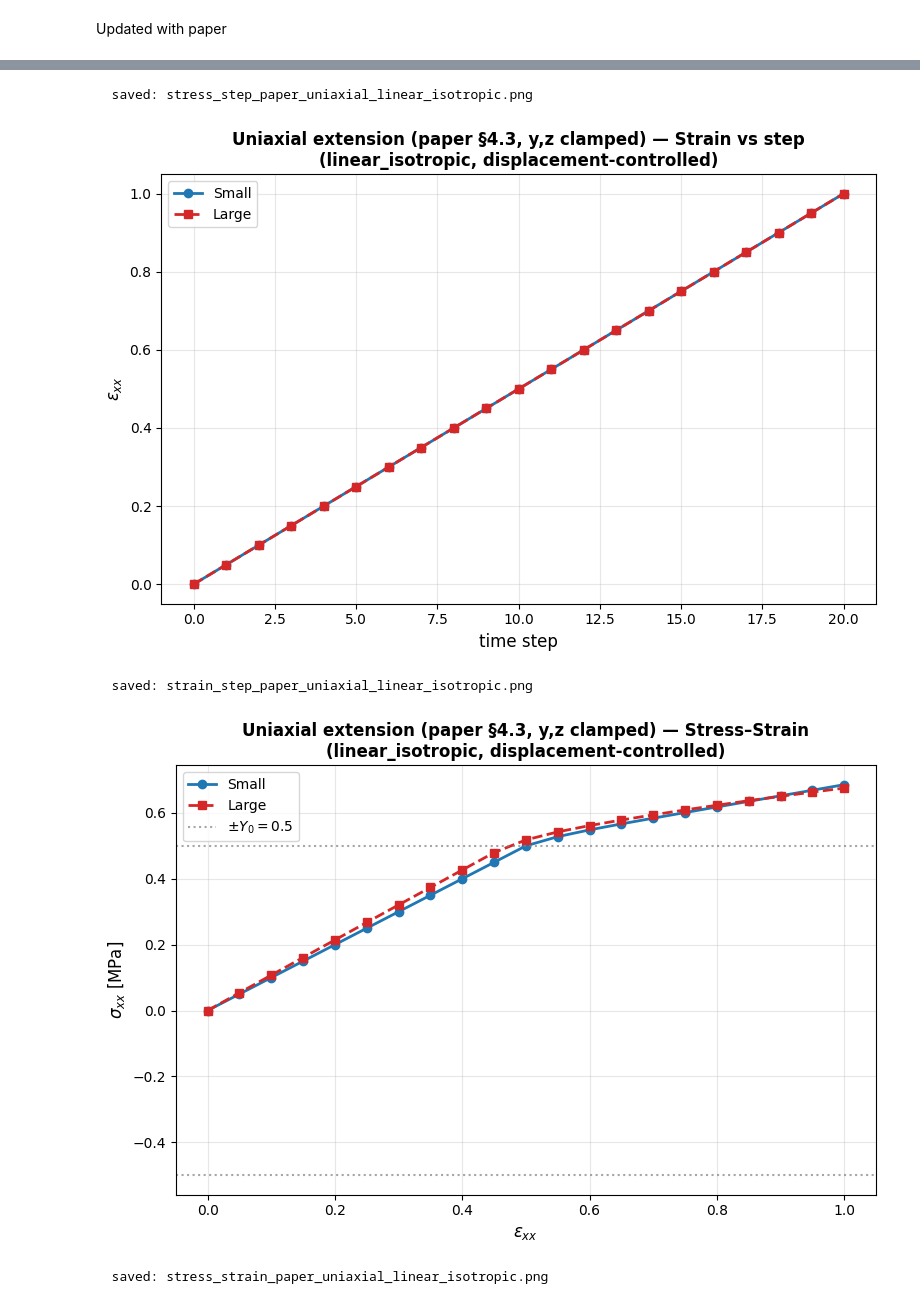
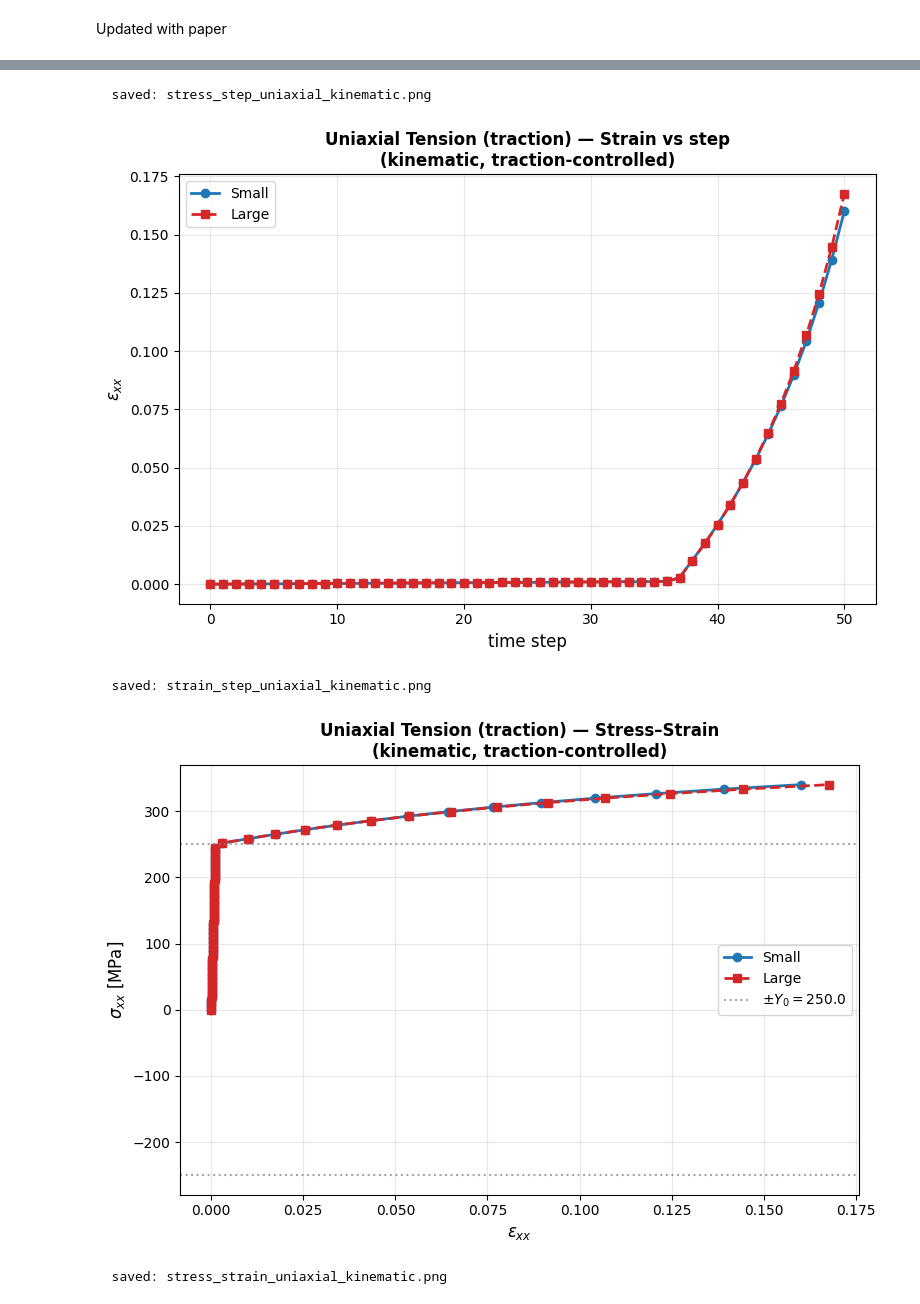
Before and after one commit to manas-p-vinayan/small_to_large_strain_plasticity, a Jupyter notebook: main.ipynb, the cells around one changed output, grey strips where cells are left out. Drawn from its saved outputs; the diff is of its cells as text; code cells hidden in the pictures.

```diff
--- a/main.ipynb
+++ b/main.ipynb
@@ -32,14 +30,15 @@ ModuleNotFoundError: No module named 'LargeStrains'
 # %%
 domain = mesh.create_unit_cube(MPI.COMM_WORLD, nx=1, ny=1, nz=1,
                                cell_type=mesh.CellType.hexahedron)
-E, nu, Y0, h = 210000.0, 0.3, 250.0, 100.0
+E, nu, Y0, h = 210000.0, 0.3, 250.0, 1000.0
+#E, nu, Y0, h = 210000.0, 0.0, 250.0, 1000.0
 #E, nu, Y0, h = 210000.0, 0.0, 105000.0, 2100.0
 #E, nu, Y0, h = 2000.0, 0.0, 1000.0, 200.0
 mu = E / (2*(1 + nu))
 clambda = E*nu / ((1 + nu)*(1 - 2*nu))
 delta  = 10.0 #Saturation parameter for nonlinear isotropic hardening
 #Y_inf  = E / 2 + E / 10
-Y_inf = 500.0
+Y_inf = 520.0
 Y_init = Y0
 
 print(f"\nMaterial: E={E}, nu={nu}, Y0={Y0}, h={h}")
@@ -126,11 +125,11 @@ Fixed DOFs: 4
 # %% [markdown]
 Updated with paper
 # %%
-#For paper's configurations, we have:
-E    = 1.0       # paper uses E as unit
-nu   = 0.0       # paper uses ν = 0
-Y0   = E / 2     # = 0.5
-h    = E / 100   # = 0.01  (paper calls this E_p)
+# #For paper's configurations, we have:
+# E    = 1.0       # paper uses E as unit
+# nu   = 0.0       # paper uses ν = 0
+# Y0   = E / 2     # = 0.5
+# h    = E / 100   # = 0.01  (paper calls this E_p)
 # %%
 # ═══════════════════════════════════════════════════════════════════════════
 #  COMPARE small vs large1 — stress / strain vs time step
@@ -152,11 +151,11 @@ from LargeStrains.GradU            import compute_grad_u_at_qp
 
 # ── CONFIG ─────────────────────────────────────────────────────────────────
 TEST       = 'uniaxial'    # see list above
-P_MAX      = 500              # for traction tests: stress (MPa)
+P_MAX      = 340             # for traction tests: stress (MPa)
                                 # for *_disp tests: target strain
                                 # for 'shear': target γ
-NUM_STEPS  = 20
-HARDENING  = 'linear_isotropic'
+NUM_STEPS  = 50
+HARDENING  = 'kinematic'
 NEWTON_IT  = 50
 # ───────────────────────────────────────────────────────────────────────────
 
@@ -210,6 +209,14 @@ def _run(strain):
             strain=strain, hardening=HARDENING,
         )
 
+        # # After the Newton solve:
+        # sigma_arr = sigma_q.x.array.reshape(num_cells, num_qp, 3, 3)
+        # eps_avg = _avg_strain()
+        # print(f"  step {n+1}: applied u_x={step['cumulative_traction']:.4f}")
+        # print(f"    ε_xx={eps_avg[0,0]:.5f}, ε_yy={eps_avg[1,1]:.5f}, ε_zz={eps_avg[2,2]:.5f}")
+        # print(f"    σ_xx={np.mean(sigma_arr[:,:,0,0]):.2f}, σ_yy={np.mean(sigma_arr[:,:,1,1]):.2f}, σ_zz={np.mean(sigma_arr[:,:,2,2]):.2f}")
+        # print(f"    ε_p_max={np.max(eps_p_q.x.array):.5f}, Y_max={np.max(Y_q.x.array):.2f}")
+
         sigma_arr = sigma_q.x.array.reshape(num_cells, num_qp, 3, 3)
         sxx.append(np.mean(sigma_arr[:, :, 0, 0]))
         syy.append(np.mean(sigma_arr[:, :, 1, 1]))
@@ -223,6 +230,40 @@ def _run(strain):
         exy.append(eps_avg[0, 1]); exz.append(eps_avg[0, 2]); eyz.append(eps_avg[1, 2])
 
         eps_p.append(np.max(eps_p_q.x.array))
+
+        alpha_arr = alpha_q.x.array.reshape(num_cells, num_qp, 6)
+
+        seq_per_qp = []
+        for c in range(num_cells):
+            for q in range(num_qp):
+                s = sigma_arr[c, q]
+                p = np.trace(s) / 3.0
+                dev = s - p*np.eye(3)
+
+                # Read backstress α in Voigt: [xx, yy, zz, yz, xz, xy]
+                a = alpha_arr[c, q]
+                alpha_mat = np.array([
+                    [a[0], a[5], a[4]],
+                    [a[5], a[1], a[3]],
+                    [a[4], a[3], a[2]],
+                ])
+
+                # Shifted deviator: η = s − α
+                eta = dev - alpha_mat
+                seq = np.sqrt(1.5 * np.sum(eta**2))
+                seq_per_qp.append(seq)
+        seq_max = max(seq_per_qp)
+        seq_mean = np.mean(seq_per_qp)
+
+        eps_avg = _avg_strain()
+        print(f"  step {n+1}: applied u_x={step['cumulative_traction']:.4f}")
+        print(f"    ε_xx={eps_avg[0,0]:.5f}, ε_yy={eps_avg[1,1]:.5f}, ε_zz={eps_avg[2,2]:.5f}")
+        print(f"    σ_xx={np.mean(sigma_arr[:,:,0,0]):.4f}, "
+            f"σ_yy={np.mean(sigma_arr[:,:,1,1]):.4f}, "
+            f"σ_zz={np.mean(sigma_arr[:,:,2,2]):.4f}")
+        print(f"    σ_eq_max={seq_max:.4f}, σ_eq_mean={seq_mean:.4f}")
+        print(f"    ε_p_max={np.max(eps_p_q.x.array):.5f}, Y_max={np.max(Y_q.x.array):.4f}")
+        print(f"    CONSISTENCY: σ_eq_max − Y_max = {seq_max - np.max(Y_q.x.array):.4f}  (should be ≤ 0)")
 
     return dict(
         label=setup['label'], control=setup['control'],
@@ -403,5 +444,5 @@ Newton  (cumulative load = 0.05):
-  saved: stress_step_paper_uniaxial_linear_isotropic.png
+  saved: stress_step_uniaxial_kinematic.png
-[figure, old version]
+[figure, new version]
-  saved: strain_step_paper_uniaxial_linear_isotropic.png
+  saved: strain_step_uniaxial_kinematic.png
-[figure, old version]
+[figure, new version]
-  saved: stress_strain_paper_uniaxial_linear_isotropic.png
+  saved: stress_strain_uniaxial_kinematic.png
```
Also changed, not shown: parts of 6 cells of this notebook, 4 other files.
